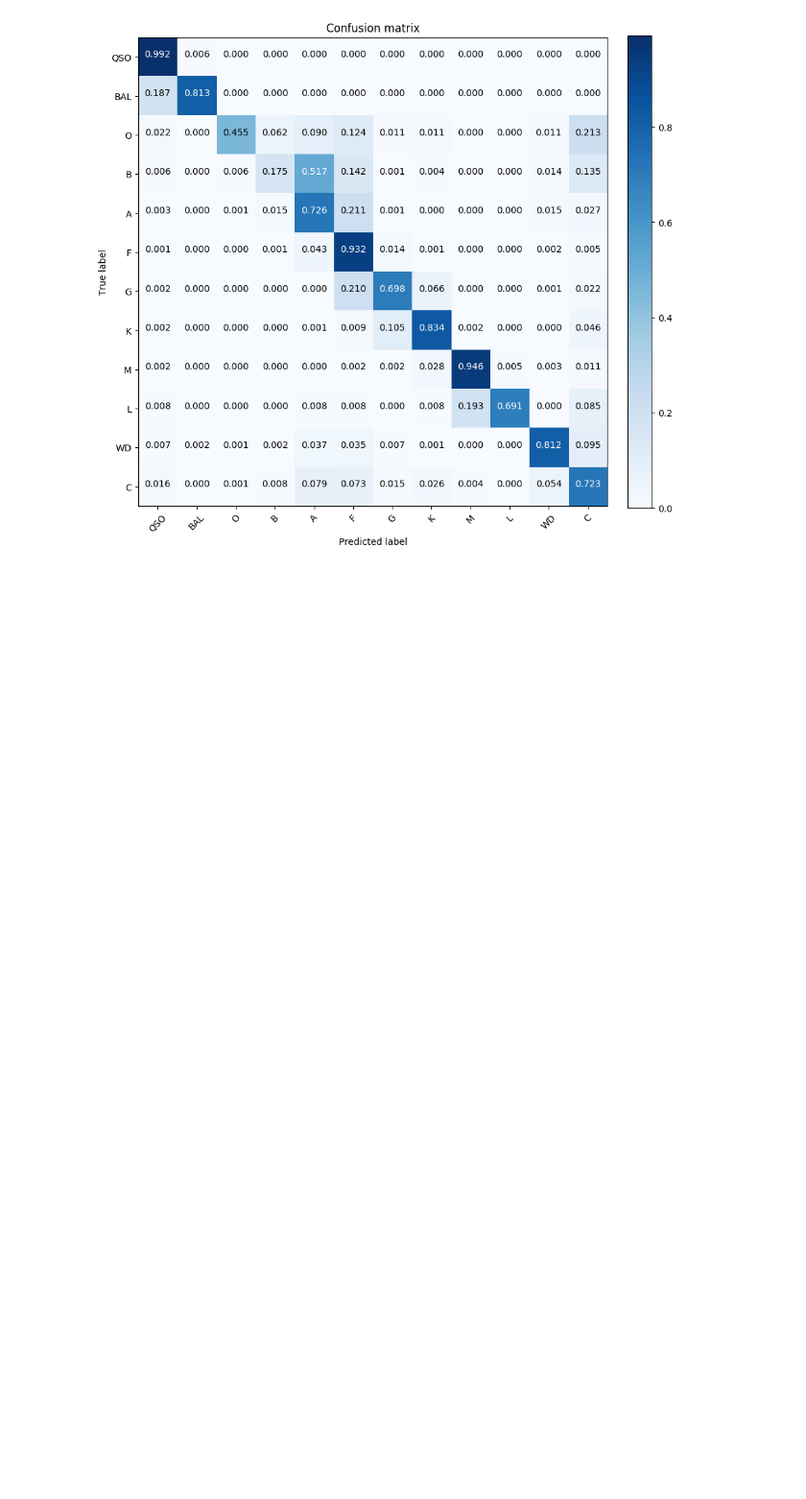
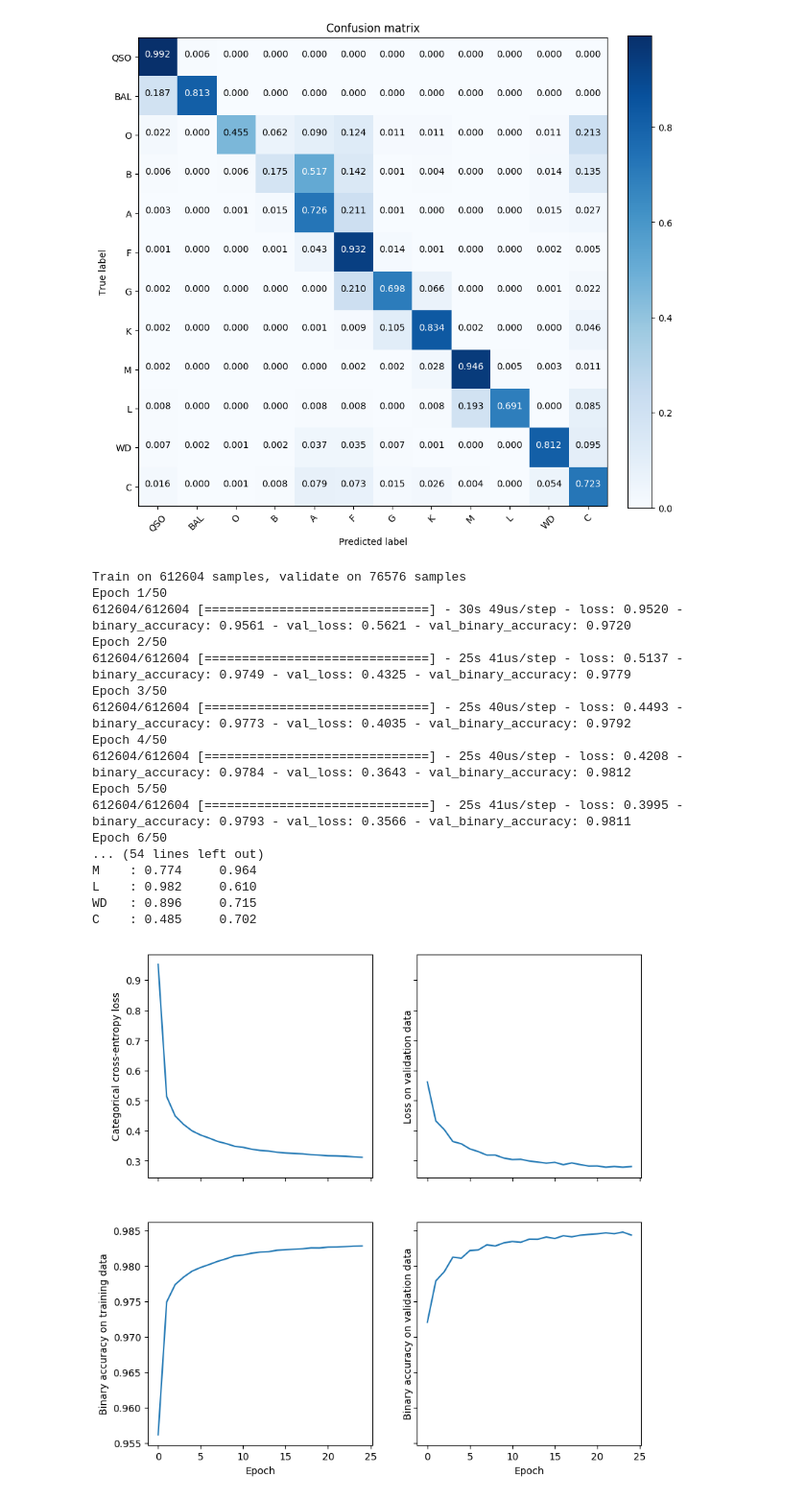
Before and after one commit to ManuelSolimano/mqc-nets, a Jupyter notebook: Colab Notebooks/modelling.ipynb, the cells around one changed output. Shown at 96% size. Drawn from its saved outputs; the diff is of its cells as text; code cells hidden in the pictures; blank space fills up the shorter version.

```diff
--- a/Colab Notebooks/modelling.ipynb
+++ b/Colab Notebooks/modelling.ipynb
@@ -1071,3 +1085,67 @@ CPU times: user 1h 20min 39s, sys: 51min 6s, total: 2h 11min 45s
 Wall time: 2h 55min 20s
 [figure]
 [figure]
+# %%
+def model_shallow7v3_multiclass():
+  model = Sequential()
+  model.add(Conv1D(filters=25, kernel_size=11,
+                 strides=1, activation='relu',
+                input_shape=(433,1)))
+
+  model.add(Conv1D(filters=25, kernel_size=10,
+                 strides=2, activation='relu'))
+  model.add(Conv1D(filters=15, kernel_size=9,
+                 strides=2, activation='relu'))
+
+  model.add(Flatten())
+  model.add(Dropout(0.5))
+  model.add(Dense(12, activation='softmax'))
+  return model
+
+data = load_dataset('/content/gdrive/My Drive/mqc-collab/dataset765755_433t_12c.h5')
+
+optiparams=dict(lr=0.001, beta_1=0.9, beta_2=0.999, epsilon=None, decay=1e-6,
+                  amsgrad=True)
+
+earlystop = keras.callbacks.EarlyStopping(monitor='val_loss',
+                              min_delta=0,
+                              patience=3,
+                              verbose=1, mode='auto')
+
+fitparams= dict(epochs=50, batch_size=1000, validation_data=data[-1], verbose=1,
+               callbacks=[earlystop])
+
+evalparams = dict(batch_size=1000)
+
+
+trained_model  = compile_train_test(model_shallow7v3_multiclass(), data, optiparams,
+                                    fitparams, evalparams,
+                   'model7v3', metrics=['binary_accuracy'])
+
+plt.figure(figsize=(9,9))
+labels = ['QSO','BAL', 'O', 'B', 'A', 'F', 'G', 'K', 'M', 'L', 'WD', 'C']
+_, (testx, testy), _ = data
+
+predy = trained_model.predict(testx)
+cm = conf_array(testy, predy)
+plot_confusion_matrix(cm, labels, normalize=True)
+plt.savefig('/content/gdrive/My Drive/mqc-collab/plots/model7v3_run0_cm.png')
+# %% [output]
+Train on 612604 samples, validate on 76576 samples
+Epoch 1/50
+612604/612604 [==============================] - 30s 49us/step - loss: 0.9520 - binary_accuracy: 0.9561 - val_loss: 0.5621 - val_binary_accuracy: 0.9720
+Epoch 2/50
+612604/612604 [==============================] - 25s 41us/step - loss: 0.5137 - binary_accuracy: 0.9749 - val_loss: 0.4325 - val_binary_accuracy: 0.9779
+Epoch 3/50
+612604/612604 [==============================] - 25s 40us/step - loss: 0.4493 - binary_accuracy: 0.9773 - val_loss: 0.4035 - val_binary_accuracy: 0.9792
+Epoch 4/50
+612604/612604 [==============================] - 25s 40us/step - loss: 0.4208 - binary_accuracy: 0.9784 - val_loss: 0.3643 - val_binary_accuracy: 0.9812
+Epoch 5/50
+612604/612604 [==============================] - 25s 41us/step - loss: 0.3995 - binary_accuracy: 0.9793 - val_loss: 0.3566 - val_binary_accuracy: 0.9811
+Epoch 6/50
+... (54 lines left out)
+M    : 0.774     0.964
+L    : 0.982     0.610
+WD   : 0.896     0.715
+C    : 0.485     0.702
+[figure, added]
```
Also changed, not shown: parts of 12 cells of this notebook, 13 other files.
